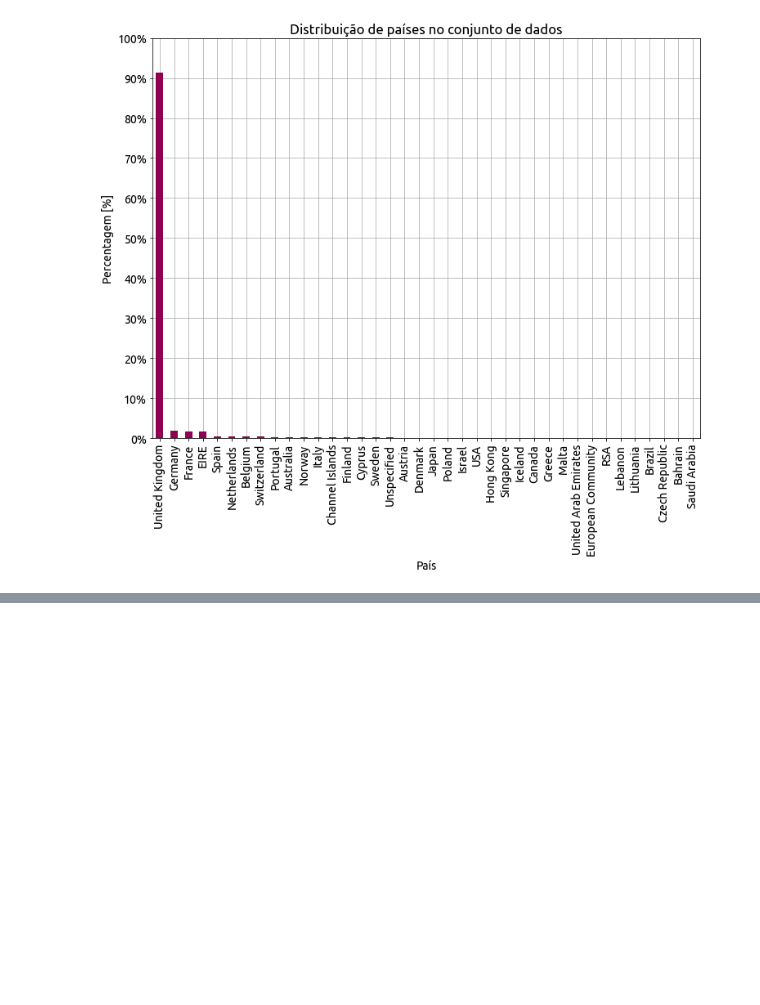
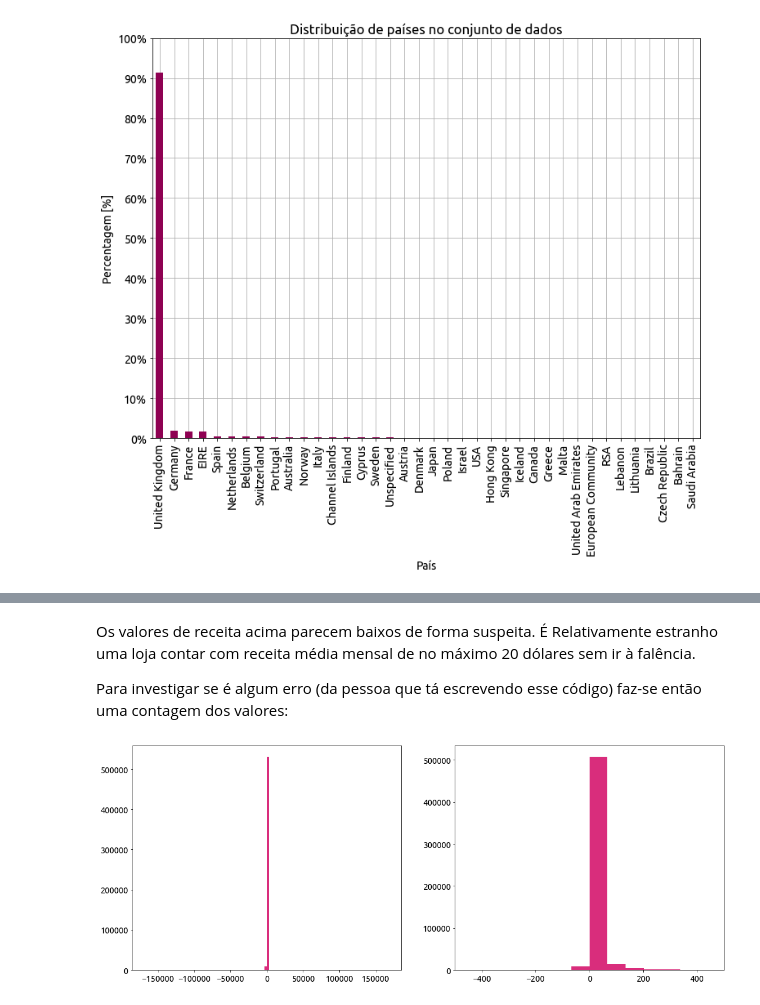
Before and after one commit to pesadaum/teste-estagio-bagy, a Jupyter notebook: teste_bagy.ipynb, the cells around one changed output, grey strips where cells are left out. Saved outputs shown, nothing was run; the diff lists cells and outputs as text; code cells hidden in the pictures; blank space fills up the shorter version.

```diff
--- a/teste_bagy.ipynb
+++ b/teste_bagy.ipynb
@@ -153,0 +272,16 @@ plt.show()
+# %% [markdown]
+Os valores de receita acima parecem baixos de forma suspeita. É Relativamente estranho uma loja contar com  receita média mensal de no máximo 20 dólares sem ir à falência.
+
+Para investigar se é algum erro (da pessoa que tá escrevendo esse código) faz-se então uma contagem dos valores:
+# %%
+f, ax = plt.subplots(ncols=2, figsize=(18, 7))
+
+
+ax[0].hist(df['Income'], bins=100, color='#d92d7c')
+ax[1].hist(df['Income'], bins=5000, color='#d92d7c')
+
+ax[1].set_xlim([-500, 500])
+
+plt.show()
+# %% [output]
+[figure, added]
```
Also changed, not shown: parts of 31 cells of this notebook, 1 other file.
